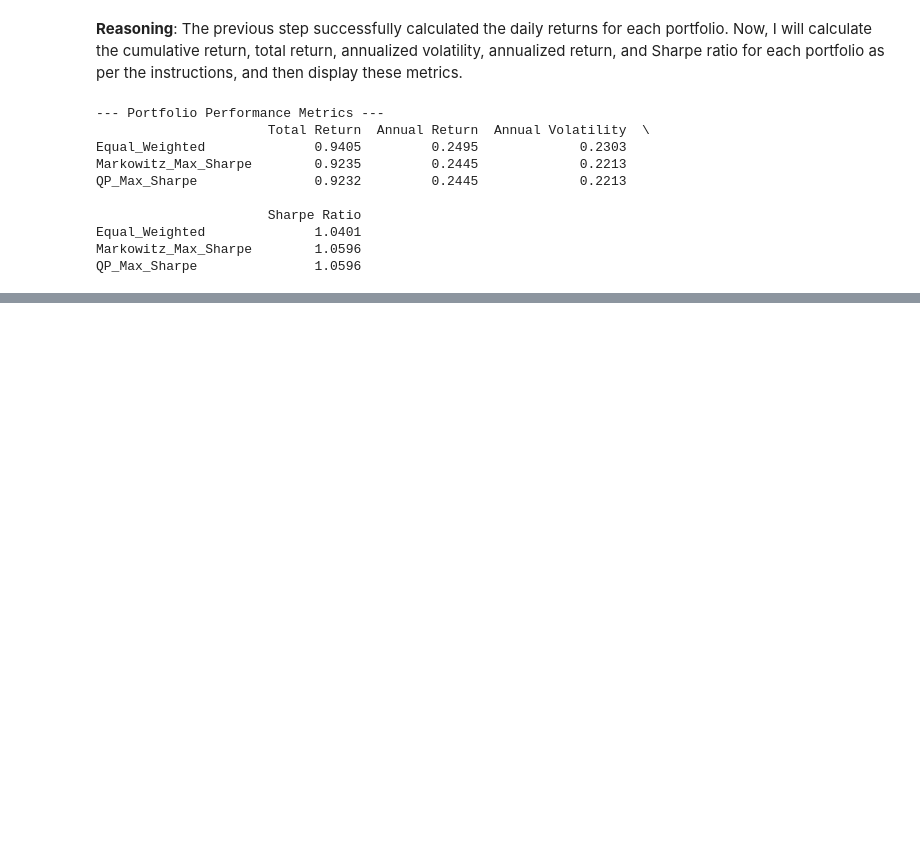
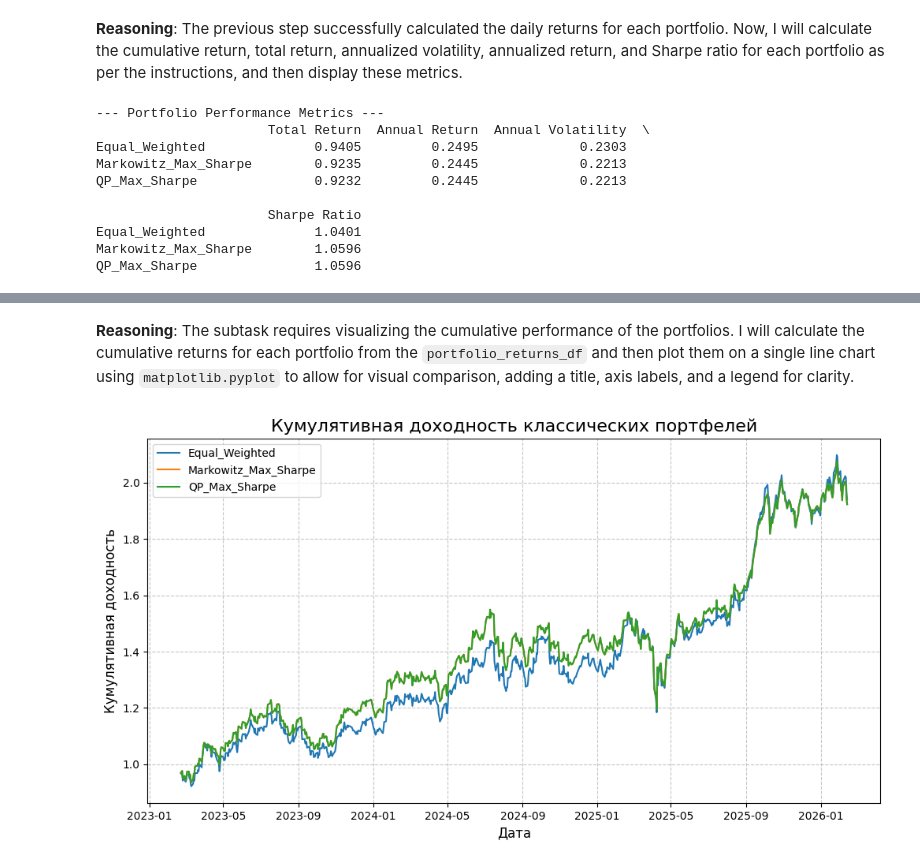
Before and after one commit to mamayevaidyn/ARCHITECTOR-DREAME, a Jupyter notebook: docs/start/start.ipynb, the cells around one changed output, grey strips where cells are left out. Saved outputs shown, nothing was run; the diff lists cells and outputs as text; code cells hidden in the pictures; blank space fills up the shorter version.

```diff
--- a/docs/start/start.ipynb
+++ b/docs/start/start.ipynb
@@ -557,0 +565,32 @@ QP_Max_Sharpe               1.0596
+# %% [markdown]
+**Reasoning**:
+The subtask requires visualizing the cumulative performance of the portfolios. I will calculate the cumulative returns for each portfolio from the `portfolio_returns_df` and then plot them on a single line chart using `matplotlib.pyplot` to allow for visual comparison, adding a title, axis labels, and a legend for clarity.
+# %%
+import matplotlib.pyplot as plt
+
+# 2. Calculate cumulative returns for each portfolio
+# Start with 1 to represent initial investment before daily returns
+cumulative_returns_viz = (1 + portfolio_returns_df).cumprod()
+
+# 3. Create a line plot displaying the cumulative returns of each portfolio over time
+plt.figure(figsize=(12, 6))
+for column in cumulative_returns_viz.columns:
+    plt.plot(cumulative_returns_viz.index, cumulative_returns_viz[column], label=column)
+
+# 4. Add a title to the chart
+plt.title('Кумулятивная доходность классических портфелей', fontsize=16)
+
+# 5. Add labels to the axes
+plt.xlabel('Дата', fontsize=12)
+plt.ylabel('Кумулятивная доходность', fontsize=12)
+
+# 6. Add a legend to distinguish lines for each portfolio
+plt.legend(fontsize=10)
+
+# Add grid for better readability
+plt.grid(True, linestyle='--', alpha=0.7)
+
+# 7. Display the chart
+plt.show()
+# %% [output]
+[figure, added]
```
Also changed, not shown: parts of 25 cells of this notebook.
